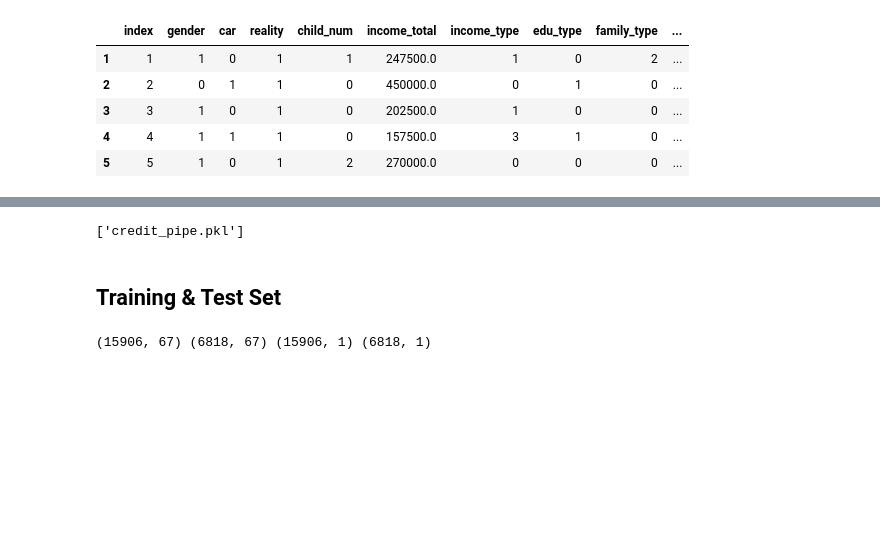
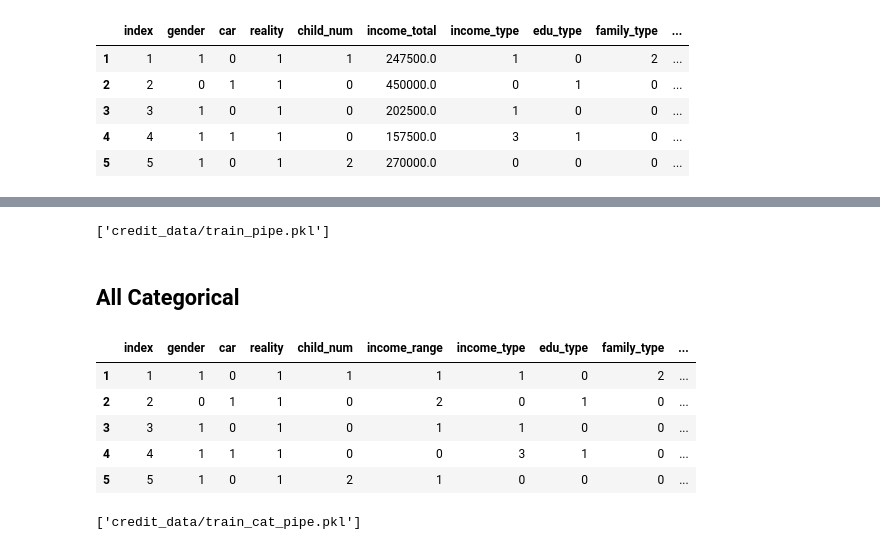
Before and after one commit to minyeamer/credit-now, a Jupyter notebook: data_preprocess.ipynb, the cells around one changed output, grey strips where cells are left out. Drawn from its saved outputs; the diff is of its cells as text; code cells hidden in the pictures; blank space fills up the shorter version.

```diff
--- a/data_preprocess.ipynb
+++ b/data_preprocess.ipynb
@@ -89,17 +100,20 @@ def prep_data(df: pd.DataFrame) -> pd.DataFrame:
 # %%
-def get_name_dict() -> dict:
-    name_dict = dict()
+def get_category_dict() -> dict:
+    category_dict = dict()
 
-    name_dict['income'] = {'Working': 0, 'Commercial associate': 1, 'Pensioner': 2, 'State servant': 3, 'Student': 4}
-    name_dict['edu'] = {'Secondary / secondary special': 0, 'Higher education': 1, 'Incomplete higher': 2,
+    category_dict['gender'] = {'M':0,'F':1}
+    category_dict['car'] = {'N':0,'Y':1}
+    category_dict['reality'] = {'N':0,'Y':1}
+    category_dict['income_type'] = {'Working': 0, 'Commercial associate': 1, 'Pensioner': 2, 'State servant': 3, 'Student': 4}
+    category_dict['edu_type'] = {'Secondary / secondary special': 0, 'Higher education': 1, 'Incomplete higher': 2,
                         'Lower secondary': 3, 'Academic degree': 4}
-    name_dict['family'] = {'Married': 0, 'Single / not married': 1, 'Civil marriage': 2, 'Separated': 3, 'Widow': 4}
-    name_dict['house'] = {'House / apartment': 0, 'With parents': 1, 'Municipal apartment': 2, 'Rented apartment': 3,
+    category_dict['family_type'] = {'Married': 0, 'Single / not married': 1, 'Civil marriage': 2, 'Separated': 3, 'Widow': 4}
+    category_dict['house_type'] = {'House / apartment': 0, 'With parents': 1, 'Municipal apartment': 2, 'Rented apartment': 3,
                             'Office apartment': 4, 'Co-op apartment': 5}
-    name_dict['occyp'] = {'Unemployeed': 0, 'Laborers': 1, 'Core staff': 2, 'Sales staff': 3, 'Managers': 4, 'Drivers': 5,
+    category_dict['occyp_type'] = {'Unemployeed': 0, 'Laborers': 1, 'Core staff': 2, 'Sales staff': 3, 'Managers': 4, 'Drivers': 5,
                             'High skill tech staff': 6, 'Accountants': 7, 'Medicine staff': 8, 'Cooking staff': 9,
                             'Security staff': 10, 'Cleaning staff': 11, 'Private service staff': 12, 'Low-skill Laborers': 13,
                             'Waiters/barmen staff': 14, 'Secretaries': 15, 'Realty agents': 16, 'HR staff': 17, 'IT staff': 18}
 
-    return name_dict
+    return category_dict
 # %%
@@ -135,8 +148,6 @@ preprocessor = ColumnTransformer(
 pipe = Pipeline(steps=[('preprocessor', preprocessor)])
 # %%
 import joblib
-joblib.dump(pipe, 'credit_pipe.pkl', compress=True)
+joblib.dump(pipe, 'credit_data/train_pipe.pkl', compress=True)
 # %% [output]
-['credit_pipe.pkl']
+['credit_data/train_pipe.pkl']
-# %% [markdown]
-## Training & Test Set
@@ -158,5 +154,40 @@ def load_data(path='data/train.csv', test_size=0.3) -> tuple:
-# %%
-train_data, test_data, train_label, test_label = load_data()
-print(train_data.shape, test_data.shape, train_label.shape, test_label.shape)
-# %% [output]
-(15906, 67) (6818, 67) (15906, 1) (6818, 1)
+# %% [markdown]
+## All Categorical
+# %%
+df = pd.read_csv('original_data/train.csv')
+
+data = df.drop(['FLAG_MOBIL'], axis=1).copy()
+data['credit'] = data['credit'].astype(int)
+
+data = data[data['occyp_type'].notnull() | (data['DAYS_EMPLOYED'] > 0)]
+data['occyp_type'] = data['occyp_type'].fillna('Unemployeed')
+
+data['child_num'] = data['child_num'].apply(lambda x: 4 if x > 4 else x)
+data['family_size'] = data['family_size'].apply(lambda x: 6 if x > 6 else x)
+data['family_size'] = data['family_size'].astype(int)
+
+data['DAYS_BIRTH'] = data['DAYS_BIRTH'].apply(lambda x: (x*-1)/365 if x < 0 else 0)
+data['DAYS_EMPLOYED'] = data['DAYS_EMPLOYED'].apply(lambda x: (x*-1)/365 if x < 0 else 0)
+data['begin_month'] = data['begin_month'].apply(lambda x: (x*-1)/12 if x < 0 else 0)
+
+data['income_total'] = pd.cut(data['income_total'], 10, labels=list(range(10)))
+data['DAYS_BIRTH'] = pd.cut(data['DAYS_BIRTH'], 10, labels=list(range(10)))
+data['DAYS_EMPLOYED'] = pd.cut(data['DAYS_EMPLOYED'], 10, labels=list(range(10)))
+data['begin_month'] = pd.cut(data['begin_month'], 10, labels=list(range(10)))
+
+data.rename(columns={'income_total':'income_range','DAYS_BIRTH':'age_range',
+                    'DAYS_EMPLOYED':'employed_range', 'begin_month':'begin_range'},
+                    inplace=True)
+
+category_dict = get_category_dict()
+for column, cat_dict in category_dict.items():
+    data[column].replace(cat_dict, inplace=True)
+
+data.head()
+# %% [output]
+|  | index | gender | car | reality | child_num | income_range | income_type | edu_type | family_type | ... |
+| 1 | 1 | 1 | 0 | 1 | 1 | 1 | 1 | 0 | 2 | ... |
+| 2 | 2 | 0 | 1 | 1 | 0 | 2 | 0 | 1 | 0 | ... |
+| 3 | 3 | 1 | 0 | 1 | 0 | 1 | 1 | 0 | 0 | ... |
+| 4 | 4 | 1 | 1 | 1 | 0 | 0 | 3 | 1 | 0 | ... |
+| 5 | 5 | 1 | 0 | 1 | 2 | 1 | 0 | 0 | 0 | ... |
@@ -162,0 +208,5 @@ print(train_data.shape, test_data.shape, train_label.shape, test_label.shape)
+# %%
+import joblib
+joblib.dump(cat_pipe, 'credit_data/train_cat_pipe.pkl', compress=True)
+# %% [output]
+['credit_data/train_cat_pipe.pkl']
```
Also changed, not shown: parts of 15 cells of this notebook, 2 other files.
